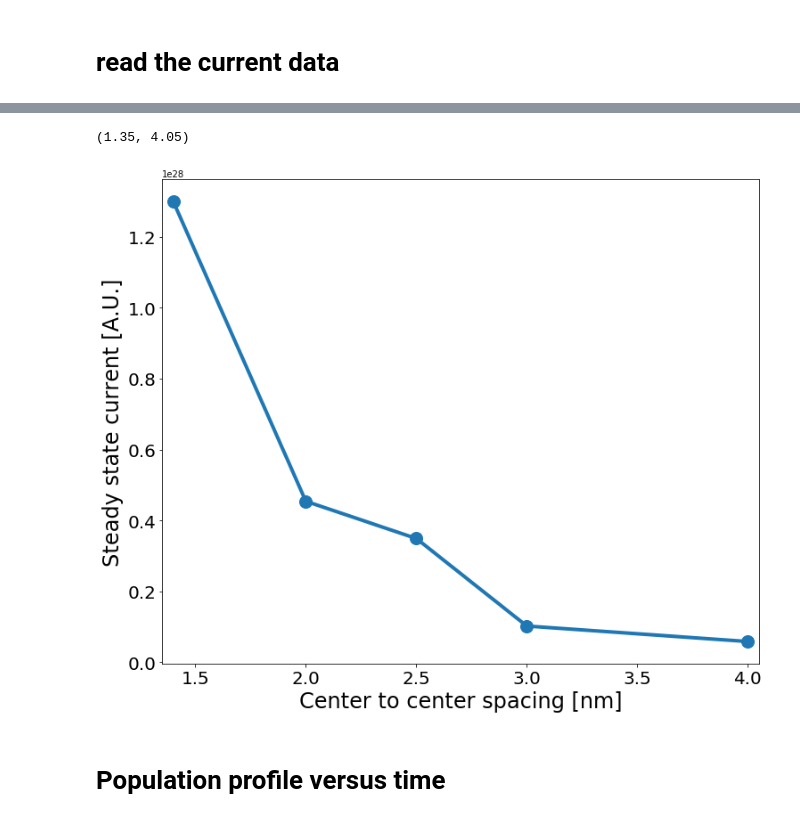
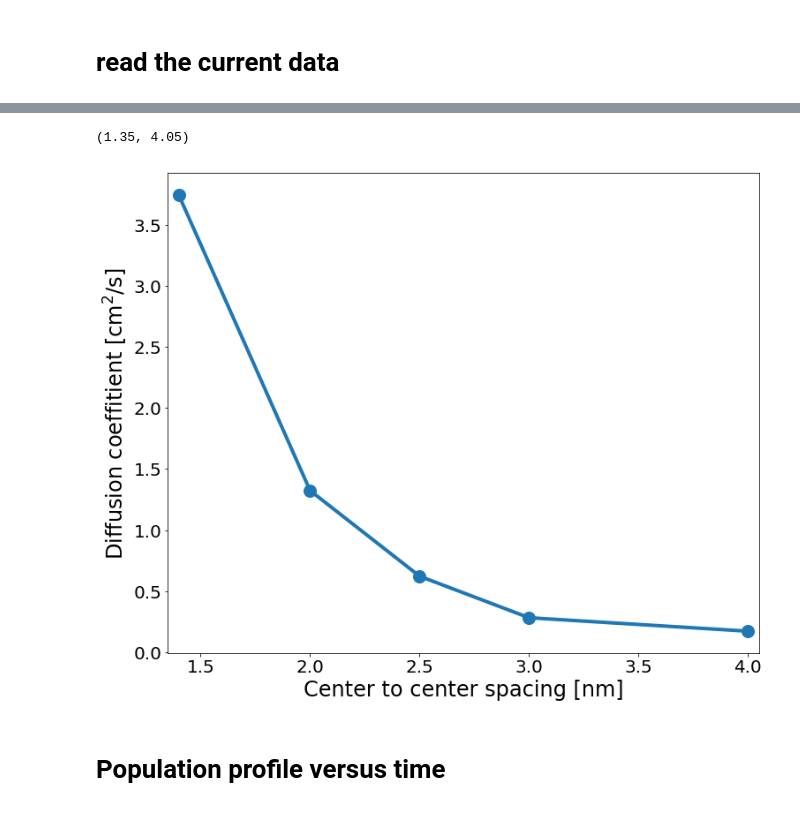
Before and after one commit to amirhosseindavoody/cnt_film_monte_carlo, a Jupyter notebook: visualization/monte_carlo_results.ipynb, the cells around one changed output, grey strips where cells are left out. Drawn from its saved outputs; the diff is of its cells as text; code cells hidden in the pictures.

```diff
--- a/visualization/monte_carlo_results.ipynb
+++ b/visualization/monte_carlo_results.ipynb
@@ -70,18 +66,21 @@ steady state drain current: 5.77e+26
 # %%
 current = np.array([1.30e+28, 4.54e+27, 3.49e+27, 1.02e+27, 5.84e+26])
+population_gradient = np.array([3.47e+31, 3.43e+31, 5.61e+31, 3.62e+31, 3.40e+31])
 spacing = np.array([1.4, 2, 2.5, 3, 4])
 
 fig = plt.figure(figsize=(12,10))
 ax = fig.add_subplot(1,1,1)
-ax.plot(spacing, current, linewidth=4, marker='o', markersize='14')
+# ax.plot(spacing, current, linewidth=4, marker='o', markersize='14')
+ax.plot(spacing, np.divide(current,population_gradient)*1.e4, linewidth=4, marker='o', markersize='14')
 # ax.set_title("Steady state current",fontsize=30)
 ax.set_xlabel("Center to center spacing [nm]",fontsize=24)
-ax.set_ylabel("Steady state current [A.U.]",fontsize=24)
+ax.set_ylabel("Diffusion coeffitient [cm$^2$/s]",fontsize=24)
+# ax.set_ylabel("Steady state current [A.U.]",fontsize=24)
 ax.tick_params(labelsize=20)
 ax.set_xlim([1.35,4.05])
 # %% [output]
 (1.35, 4.05)
-[figure, old version]
+[figure, new version]
 # %% [markdown]
 # Population profile versus time
 # %%
```
Also changed, not shown: parts of 2 cells of this notebook, 8 other files.
